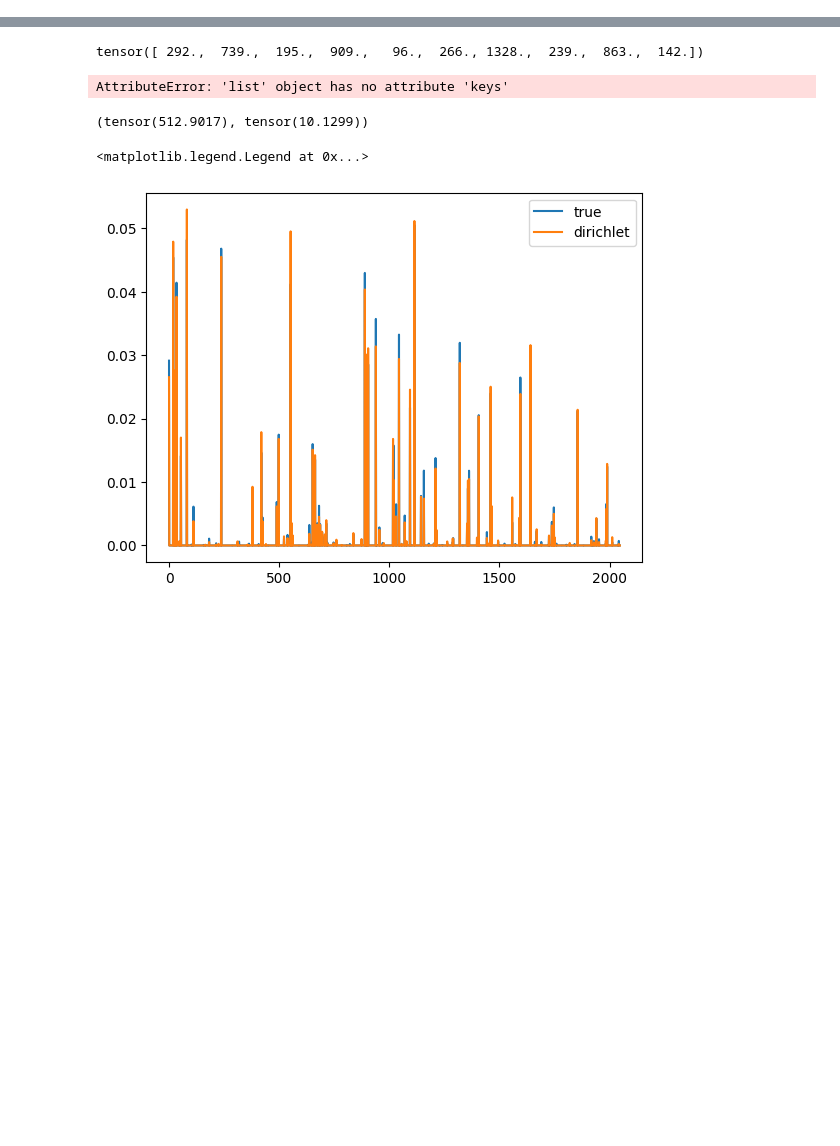
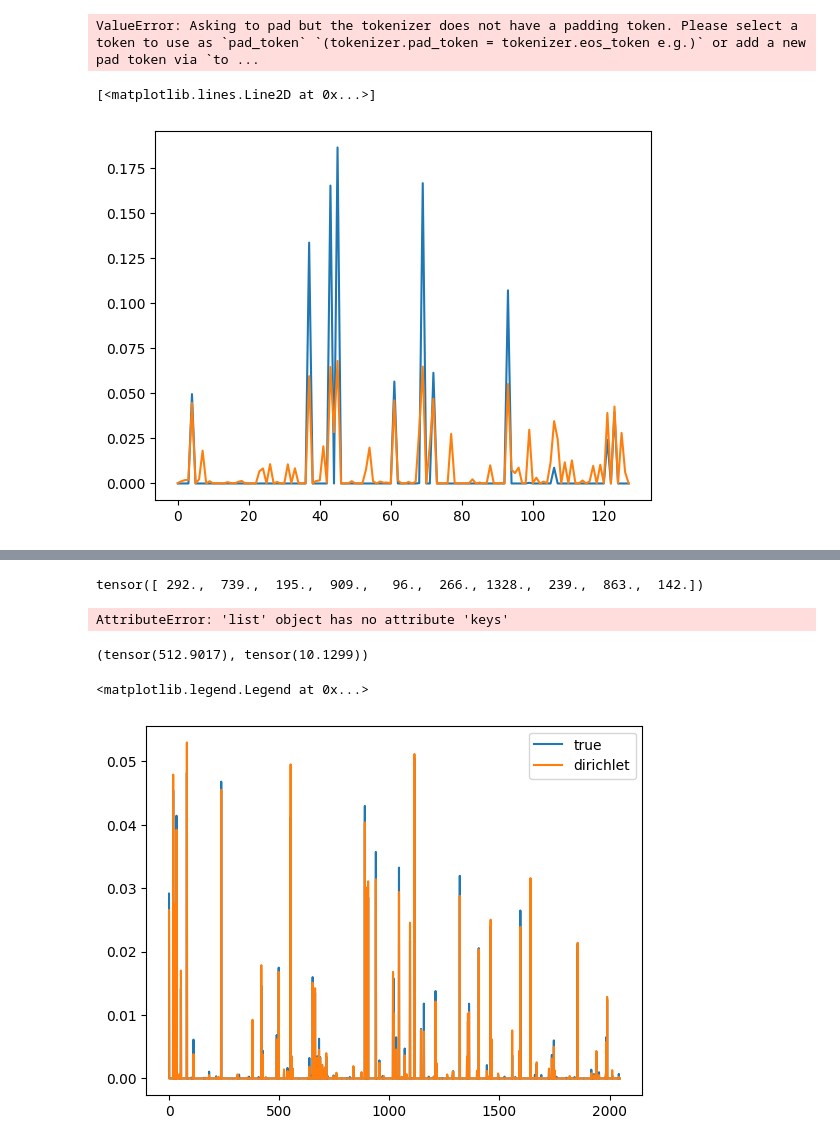
Before and after one commit to leogagnon/sentence_diffusion, a Jupyter notebook: diffusion_sampling_sandbox.ipynb, the cells around one changed output, grey strips where cells are left out. Drawn from its saved outputs; the diff is of its cells as text; code cells hidden in the pictures; blank space fills up the shorter version.

```diff
--- a/diffusion_sampling_sandbox.ipynb
+++ b/diffusion_sampling_sandbox.ipynb
@@ -26,0 +139,4 @@ import matplotlib.pyplot as plt
+# %%
+batch = next(iter(dl))
+# %% [output]
+ValueError: Asking to pad but the tokenizer does not have a padding token. Please select a token to use as `pad_token` `(tokenizer.pad_token = tokenizer.eos_token e.g.)` or add a new pad token via `to ...
@@ -26,0 +189,2 @@ import matplotlib.pyplot as plt
+# %%
+x = torch.rand(size=(32, 16, 128)) / 0.1
@@ -26,0 +193,6 @@ import matplotlib.pyplot as plt
+# %%
+plt.plot(entmax15(x, dim=-1)[0,0])
+plt.plot(x.softmax(-1)[0,0], label='og')
+# %% [output]
+[<matplotlib.lines.Line2D at 0x...>]
+[figure, added]
```
Also changed, not shown: parts of 28 cells of this notebook, 29 other files.
